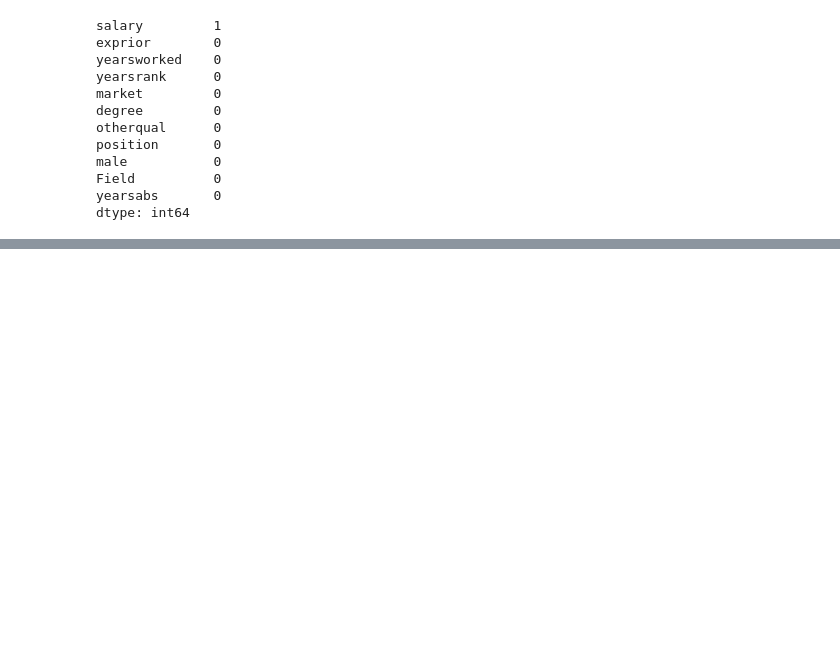
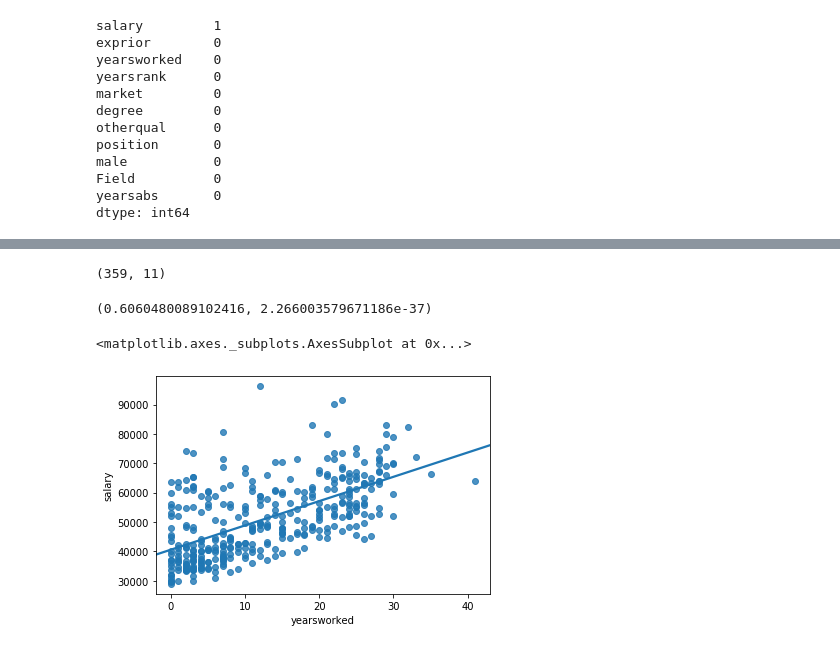
Before and after one commit to Sibusiso1995/Linear-Regression, a Jupyter notebook: linear_regression.ipynb, the cells around one changed output, grey strips where cells are left out. Drawn from its saved outputs; the diff is of its cells as text; code cells hidden in the pictures; blank space fills up the shorter version.

```diff
--- a/linear_regression.ipynb
+++ b/linear_regression.ipynb
@@ -42,10 +52,11 @@ male           0
 Field          0
 yearsabs       0
 dtype: int64
-# %%
-#dropping null values
-df = df.dropna(axis = 0, how ='any')
+# %%
+df['salary'].fillna(df['salary'].mean(),inplace=True)
 # %%
 #splitting data
 x = df
 y = df.salary
+# %%
+x_train, x_test, y_train, y_test = train_test_split(x, y, test_size=0.3, random_state=0)
@@ -51,0 +73,16 @@ y = df.salary
+# %%
+#checking the number of rows and columns in training set
+x_train.shape
+# %% [output]
+(359, 11)
+# %%
+#data appropriate for linear regression
+stats.pearsonr(x_train['yearsworked'],x_train['salary'])
+# %% [output]
+(0.6060480089102416, 2.266003579671186e-37)
+# %%
+#plotting scatter plot
+sns.regplot(x='yearsworked', y='salary', data= x_train, ci= None)
+# %% [output]
+<matplotlib.axes._subplots.AxesSubplot at 0x...>
+[figure, added]
```
Also changed, not shown: parts of 6 cells of this notebook.
